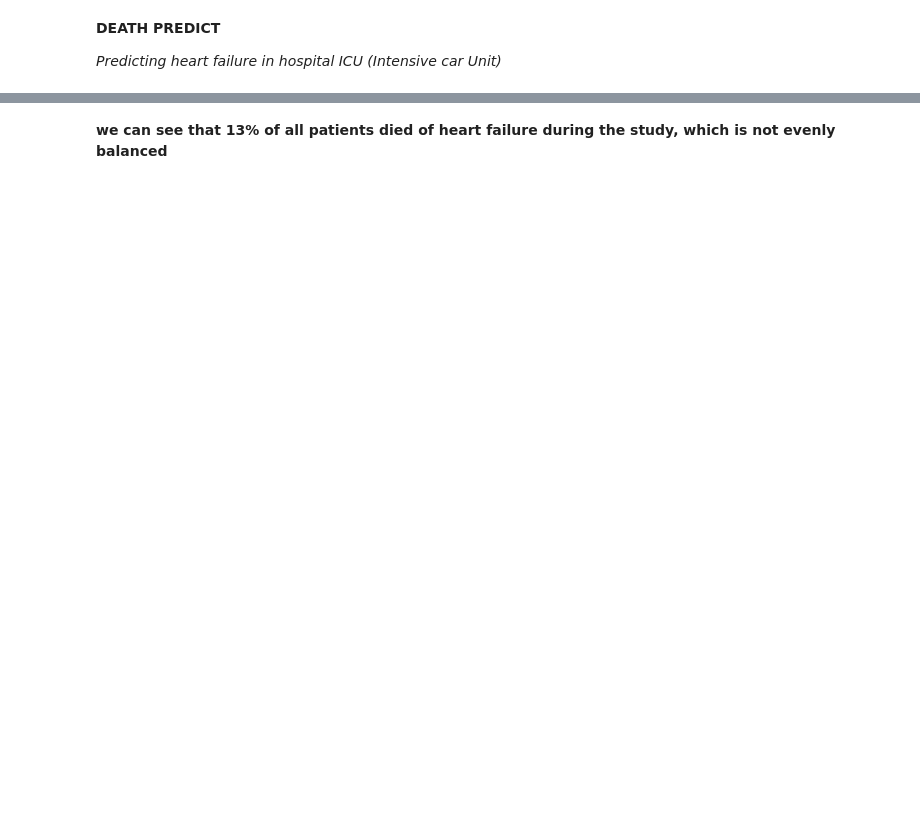
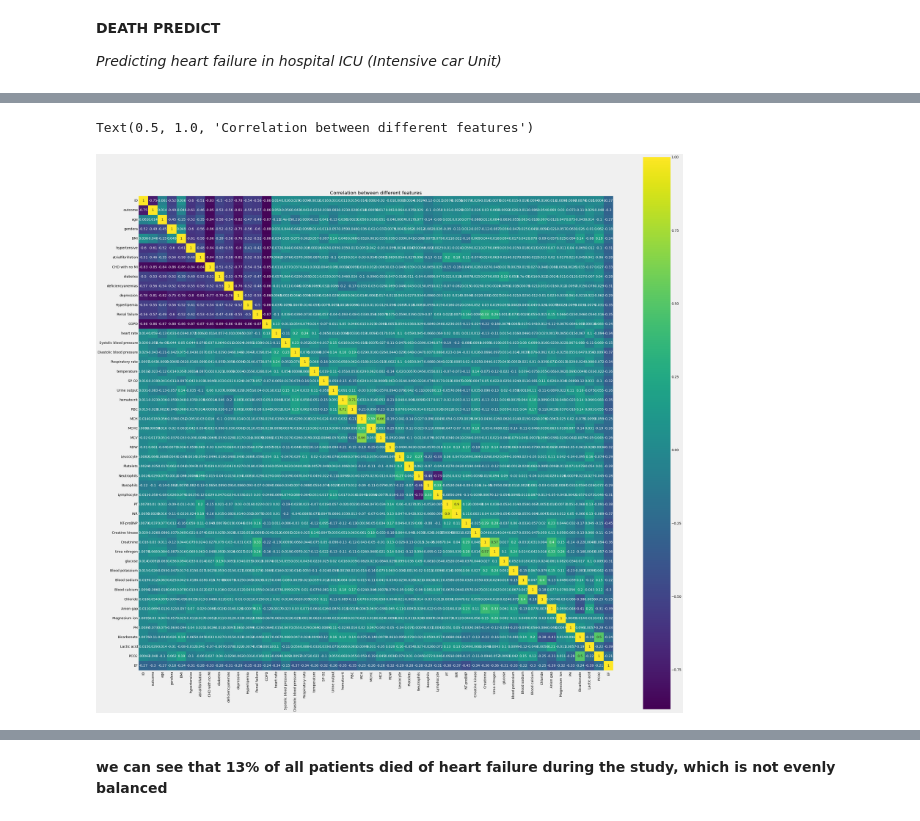
Before and after one commit to PierreAlexandreDev/AI, a Jupyter notebook: deathpredict.ipynb, the cells around one changed output, grey strips where cells are left out. Saved outputs shown, nothing was run; the diff lists cells and outputs as text; code cells hidden in the pictures; blank space fills up the shorter version.

```diff
--- a/deathpredict.ipynb
+++ b/deathpredict.ipynb
@@ -66,0 +80,10 @@ plt.show()
+# %%
+import seaborn as sns
+correlation = corr
+plt.figure(figsize=(40,40))
+sns.heatmap(correlation, vmax=1, square=True,annot=True,cmap='viridis')
+
+plt.title('Correlation between different features')
+# %% [output]
+Text(0.5, 1.0, 'Correlation between different features')
+[figure, added]
```
Also changed, not shown: parts of 33 cells of this notebook, 1 other file.
